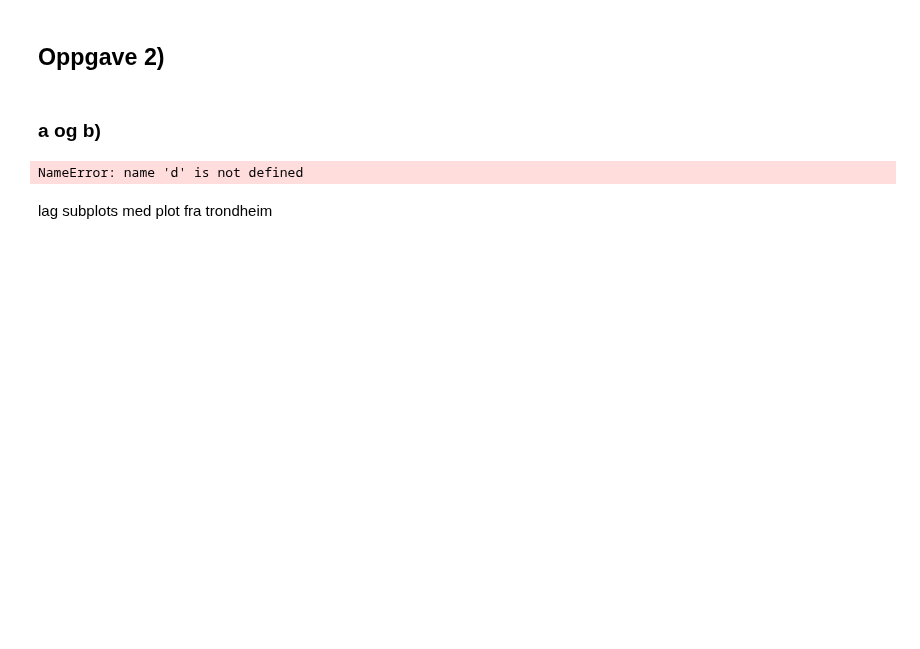
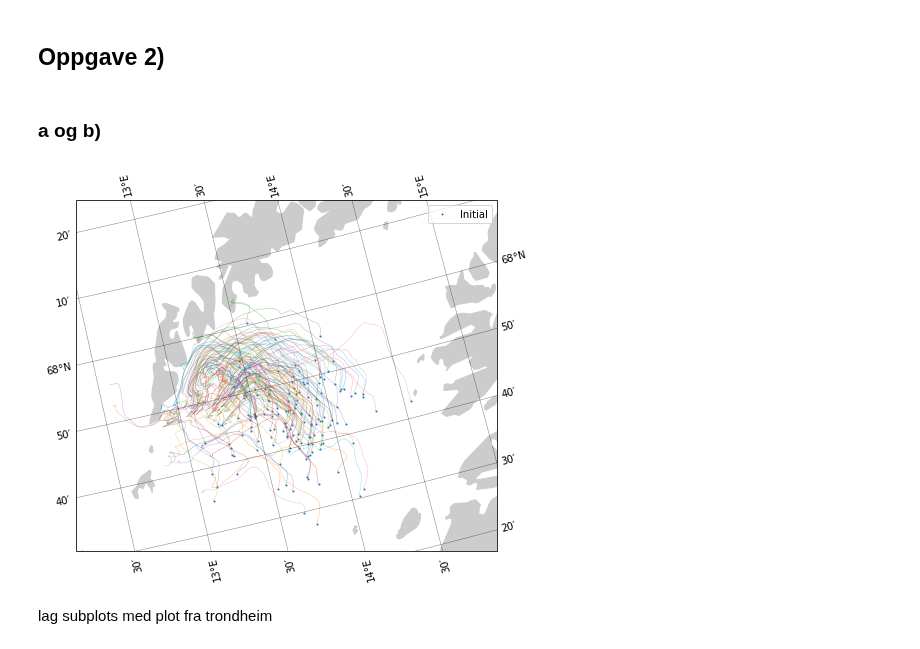
Before and after one commit to villi02/TMA4320-Introduksjon-til-vitenskapelige-beregninger-prosjekter, a Jupyter notebook: Prosjekt3-TekniskFysikk/main.ipynb, the cells around one changed output. Saved outputs shown, nothing was run; the diff lists cells and outputs as text; code cells hidden in the pictures; blank space fills up the shorter version.

Commit message:
Fixed small error in Heun_2

```diff
--- a/Prosjekt3-TekniskFysikk/main.ipynb
+++ b/Prosjekt3-TekniskFysikk/main.ipynb
@@ -219,7 +219,7 @@ def Heun_2(X: np.ndarray, days: int, h: int, f):
 file_path = "/Users/tor/Documents/Semester_4/Vitber/Norkystdata/NorKyst-800m.nc"
 #file_path = (r"C:\Users\tryme\Documents\VitBer\NorKyst-800m.nc") trym sin filepath
 
-dataset = xr.open_dataset(file_path)
+d = xr.open_dataset(file_path)
 
 f  = Interpolator(dataset = d)
 
@@ -233,33 +233,33 @@ t = 0
 
 position = Heun_2(X, days, h, f)
 
 fig = plt.figure(figsize=(9,6))
 ax = plt.axes(projection=ccrs.NorthPolarStereo())
 
 ax.add_feature(cfeature.NaturalEarthFeature('physical', 'land', '10m', color = '#cccccc'))
 
 # Create projection object for converting particle positions
 npstere = ccrs.Stereographic(
     central_latitude = 90,
     central_longitude = f.dataset.projection_stere.straight_vertical_longitude_from_pole,
     false_easting = f.dataset.projection_stere.false_easting,
     false_northing = f.dataset.projection_stere.false_northing,
     true_scale_latitude = f.dataset.projection_stere.standard_parallel,
 )
 
 # scatter plot positions, note the extra transform keyword
 ax.scatter(position[0, 0, :], position[0, 1, :], s=1, transform=npstere, label='Initial')
 for j in range(position.shape[2]):
     ax.plot(position[:, 0, j], position[:, 1, j], transform=npstere,  alpha=0.5, lw=0.5)
 
 # Make outline a bit larger
 ax.set_extent((12.5, 15, 67.5, 68.2))
 # Add gridlines
 gl = ax.gridlines(draw_labels=True, dms=True, x_inline=False, y_inline=False, alpha=.5, color='k', lw=.5, )
 
 ax.legend()
 plt.tight_layout()
 # %% [output]
-NameError: name 'd' is not defined
+[figure, added]
 # %% [markdown]
 lag subplots med plot fra trondheim
```
Also changed, not shown: parts of 2 cells of this notebook.
